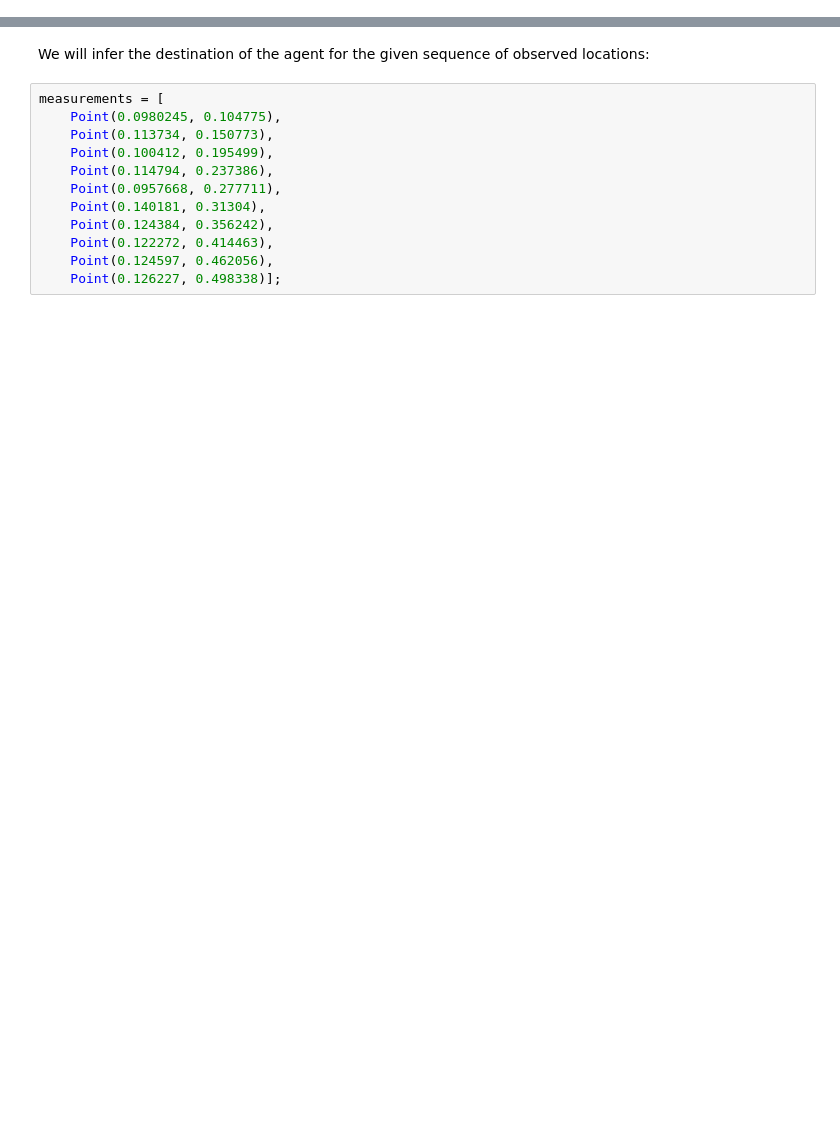
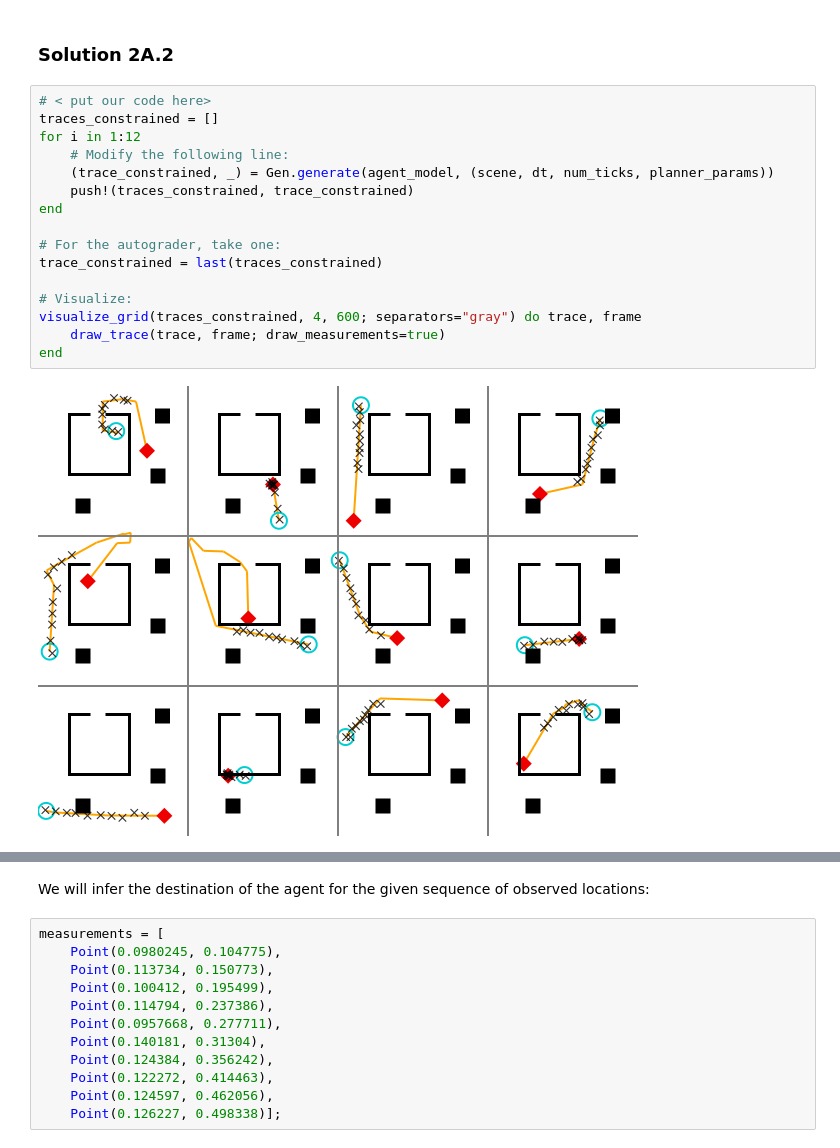
Before and after one commit to probcomp/gen-quickstart, a Jupyter notebook: tutorials/Data-Driven Proposals in Gen.ipynb, the cells around one changed output, grey strips where cells are left out. Drawn from its saved outputs; the diff is of its cells as text; blank space fills up the shorter version.

```diff
--- a/tutorials/Data-Driven Proposals in Gen.ipynb
+++ b/tutorials/Data-Driven Proposals in Gen.ipynb
@@ -138,0 +286,20 @@ planner_params = PlannerParams(300, 3.0, 2000, 1.);
+# %% [markdown]
+### Solution 2A.2
+# %%
+# < put our code here>
+traces_constrained = []
+for i in 1:12
+    # Modify the following line:
+    (trace_constrained, _) = Gen.generate(agent_model, (scene, dt, num_ticks, planner_params))
+    push!(traces_constrained, trace_constrained)
+end
+
+# For the autograder, take one:
+trace_constrained = last(traces_constrained)
+
+# Visualize:
+visualize_grid(traces_constrained, 4, 600; separators="gray") do trace, frame
+    draw_trace(trace, frame; draw_measurements=true)
+end
+# %% [output]
+[figure, added]
```
Also changed, not shown: parts of 185 cells of this notebook, 49 other files.
